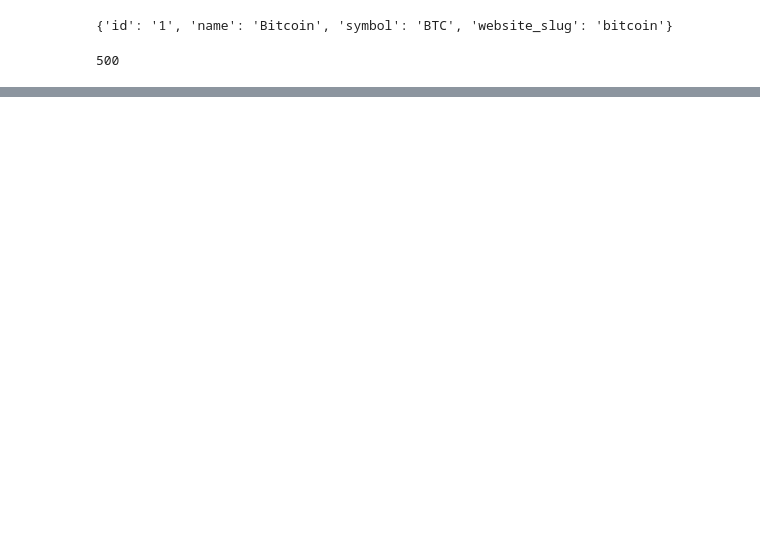
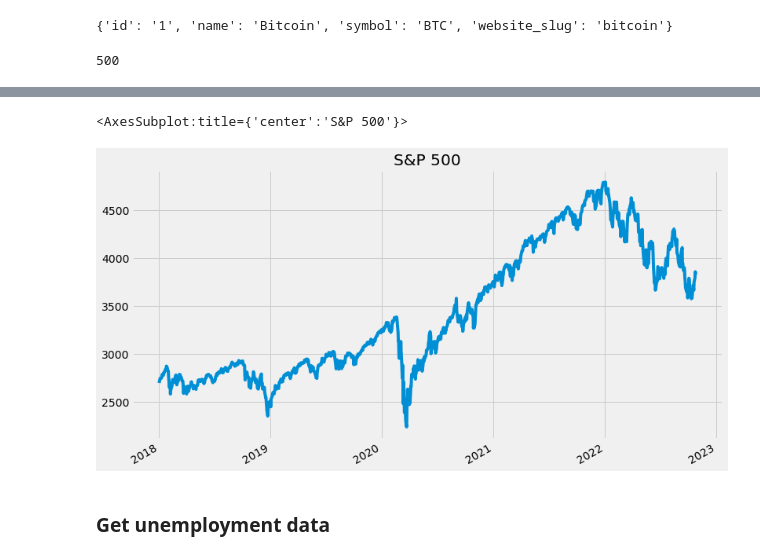
Before and after one commit to gadam/fintech_project_1, a Jupyter notebook: source/crypto_predictor.ipynb, the cells around one changed output, grey strips where cells are left out. Saved outputs shown, nothing was run; the diff lists cells and outputs as text; code cells hidden in the pictures; blank space fills up the shorter version.

Commit message:
Added US economic data

```diff
--- a/source/crypto_predictor.ipynb
+++ b/source/crypto_predictor.ipynb
@@ -79,0 +92,11 @@ df.shape
+# %%
+# Set observation start date
+start_date = "2018/01/01"
+# %%
+# Retrieve API keys
+fred_api_key = os.getenv("FRED_API_KEY")
+if not(fred_api_key):
+    print("Failed to load API credentials")
+# %%
+fred = Fred(api_key=fred_api_key)
+sp500 = fred.get_series("SP500", observation_start=start_date)
@@ -79,0 +119,9 @@ df.shape
+# %%
+sp500 = sp500.dropna().copy()
+# %%
+sp500.plot(figsize=(12, 7), title="S&P 500")
+# %% [output]
+<AxesSubplot:title={'center':'S&P 500'}>
+[figure, added]
+# %% [markdown]
+### Get unemployment data
```
Also changed, not shown: parts of 41 cells of this notebook.
